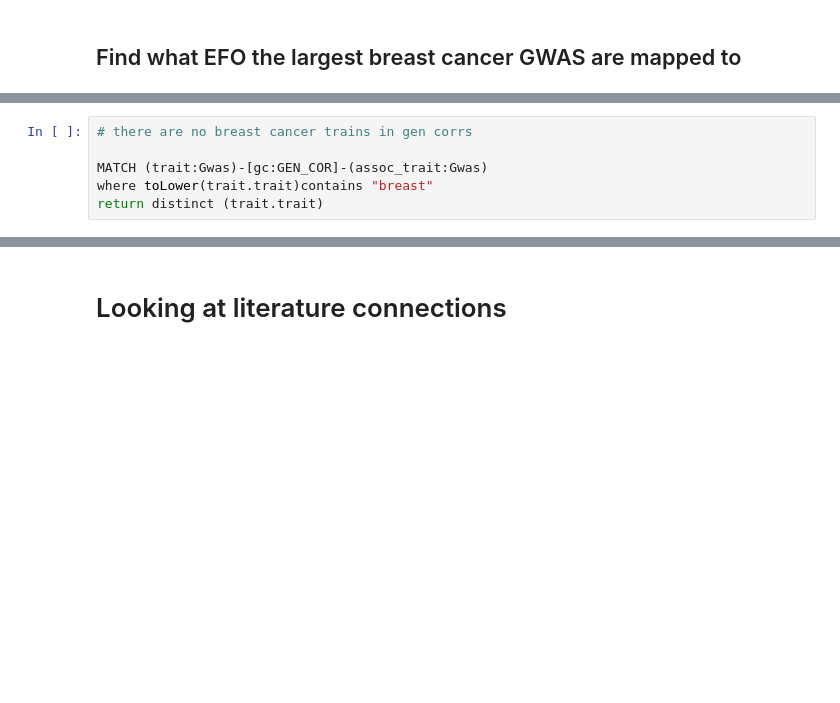
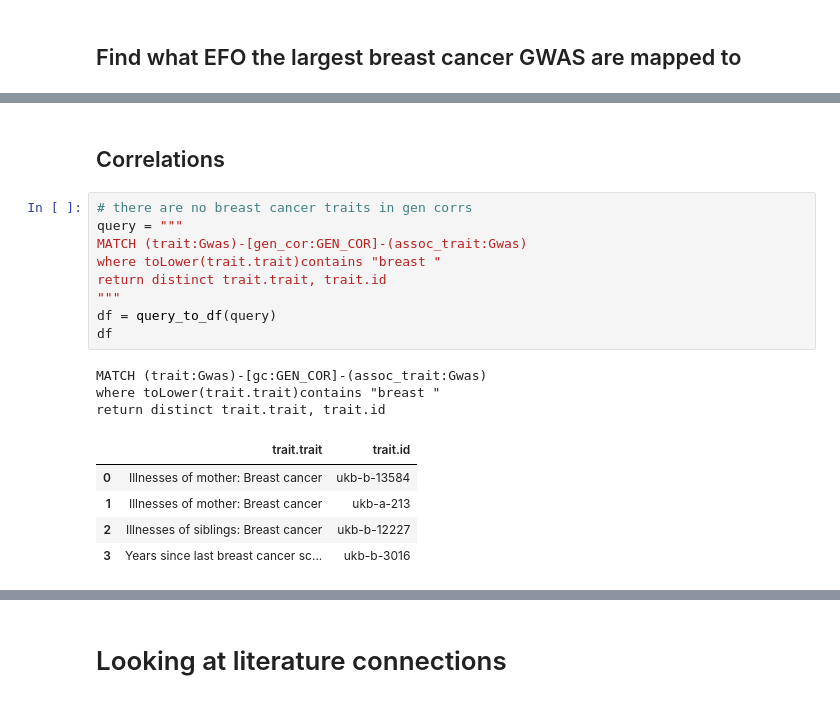
Before and after one commit to mvab/epigraphdb-breast-cancer, a Jupyter notebook: explore_breast_cancer_epigraphdb.ipynb, the cells around one changed output, grey strips where cells are left out. Drawn from its saved outputs; the diff is of its cells as text; blank space fills up the shorter version.

```diff
--- a/explore_breast_cancer_epigraphdb.ipynb
+++ b/explore_breast_cancer_epigraphdb.ipynb
@@ -420,6 +454,20 @@ RETURN exposure {.id, .trait}, outcome {.id, .trait}, mr {.b, .pval, .method, .s
+# %% [markdown]
+## Correlations
 # %%
-# there are no breast cancer trains in gen corrs
-
-MATCH (trait:Gwas)-[gc:GEN_COR]-(assoc_trait:Gwas)
-where toLower(trait.trait)contains "breast"
-return distinct (trait.trait)
+# there are no breast cancer traits in gen corrs
+query = """
+MATCH (trait:Gwas)-[gen_cor:GEN_COR]-(assoc_trait:Gwas)
+where toLower(trait.trait)contains "breast "
+return distinct trait.trait, trait.id
+"""
+df = query_to_df(query)
+df
+# %% [output]
+MATCH (trait:Gwas)-[gc:GEN_COR]-(assoc_trait:Gwas)
+where toLower(trait.trait)contains "breast "
+return distinct trait.trait, trait.id
+|  | trait.trait | trait.id |
+| 0 | Illnesses of mother: Breast cancer | ukb-b-13584 |
+| 1 | Illnesses of mother: Breast cancer | ukb-a-213 |
+| 2 | Illnesses of siblings: Breast cancer | ukb-b-12227 |
+| 3 | Years since last breast cancer sc... | ukb-b-3016 |
```
Also changed, not shown: parts of 13 cells of this notebook, 2 other files.
